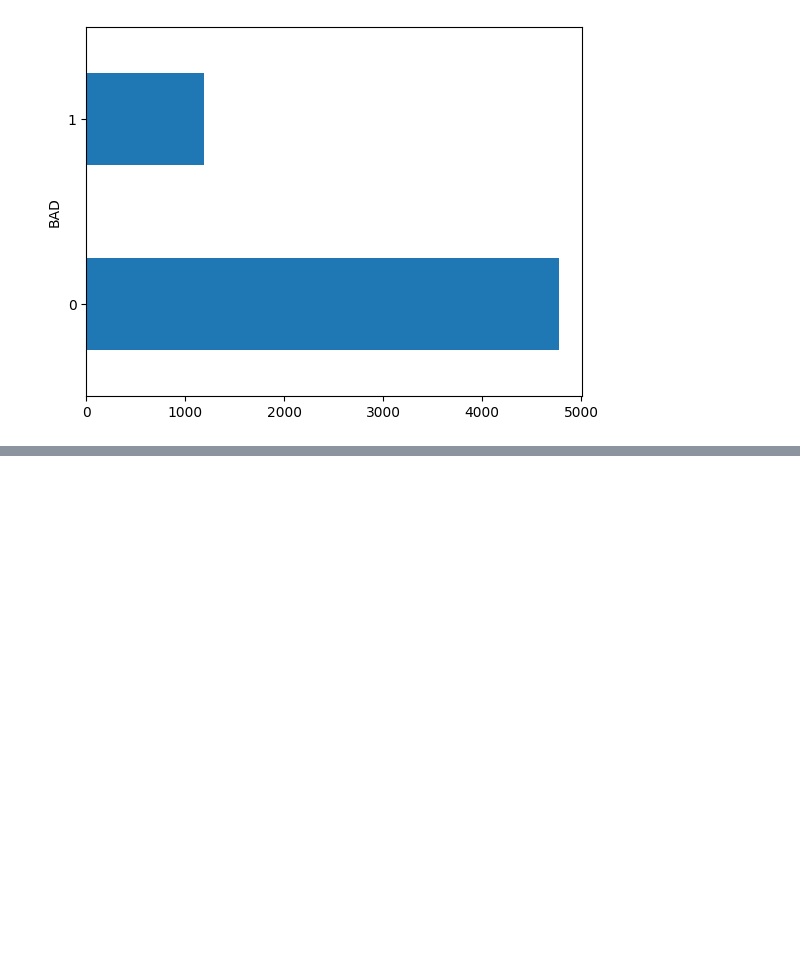
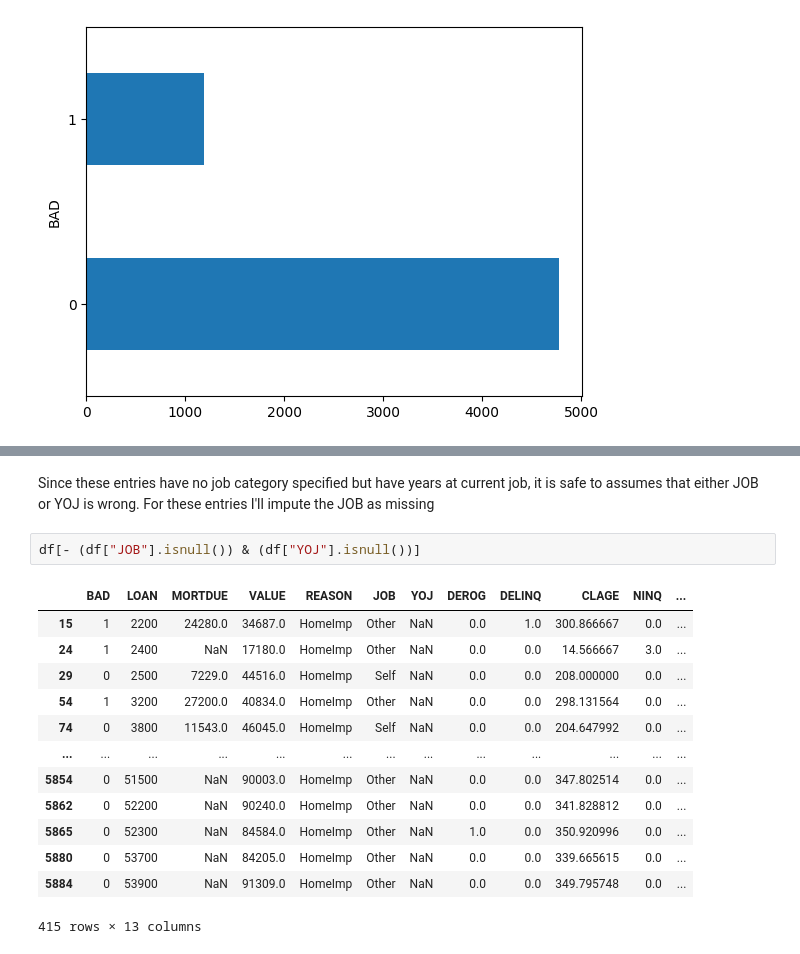
Before and after one commit to 4rn3/loan_default_prediction, a Jupyter notebook: data_analysis.ipynb, the cells around one changed output, grey strips where cells are left out. Cells and saved outputs as stored; diff of their text form; blank space fills up the shorter version.

```diff
--- a/data_analysis.ipynb
+++ b/data_analysis.ipynb
@@ -178,0 +226,18 @@ Most loan prediction data is imbalanced and as to be expected this dataset is as
+# %% [markdown]
+Since these entries have no job category specified but have years at current job, it is safe to assumes that either JOB or YOJ is wrong. For these entries I'll impute the JOB as missing
+# %%
+df[- (df["JOB"].isnull()) & (df["YOJ"].isnull())]
+# %% [output]
+|  | BAD | LOAN | MORTDUE | VALUE | REASON | JOB | YOJ | DEROG | DELINQ | CLAGE | NINQ | ... |
+| 15 | 1 | 2200 | 24280.0 | 34687.0 | HomeImp | Other | NaN | 0.0 | 1.0 | 300.866667 | 0.0 | ... |
+| 24 | 1 | 2400 | NaN | 17180.0 | HomeImp | Other | NaN | 0.0 | 0.0 | 14.566667 | 3.0 | ... |
+| 29 | 0 | 2500 | 7229.0 | 44516.0 | HomeImp | Self | NaN | 0.0 | 0.0 | 208.000000 | 0.0 | ... |
+| 54 | 1 | 3200 | 27200.0 | 40834.0 | HomeImp | Other | NaN | 0.0 | 0.0 | 298.131564 | 0.0 | ... |
+| 74 | 0 | 3800 | 11543.0 | 46045.0 | HomeImp | Self | NaN | 0.0 | 0.0 | 204.647992 | 0.0 | ... |
+| ... | ... | ... | ... | ... | ... | ... | ... | ... | ... | ... | ... | ... |
+| 5854 | 0 | 51500 | NaN | 90003.0 | HomeImp | Other | NaN | 0.0 | 0.0 | 347.802514 | 0.0 | ... |
+| 5862 | 0 | 52200 | NaN | 90240.0 | HomeImp | Other | NaN | 0.0 | 0.0 | 341.828812 | 0.0 | ... |
+| 5865 | 0 | 52300 | NaN | 84584.0 | HomeImp | Other | NaN | 1.0 | 0.0 | 350.920996 | 0.0 | ... |
+| 5880 | 0 | 53700 | NaN | 84205.0 | HomeImp | Other | NaN | 0.0 | 0.0 | 339.665615 | 0.0 | ... |
+| 5884 | 0 | 53900 | NaN | 91309.0 | HomeImp | Other | NaN | 0.0 | 0.0 | 349.795748 | 0.0 | ... |
+415 rows × 13 columns
```
Also changed, not shown: parts of 22 cells of this notebook, 1 other file.
